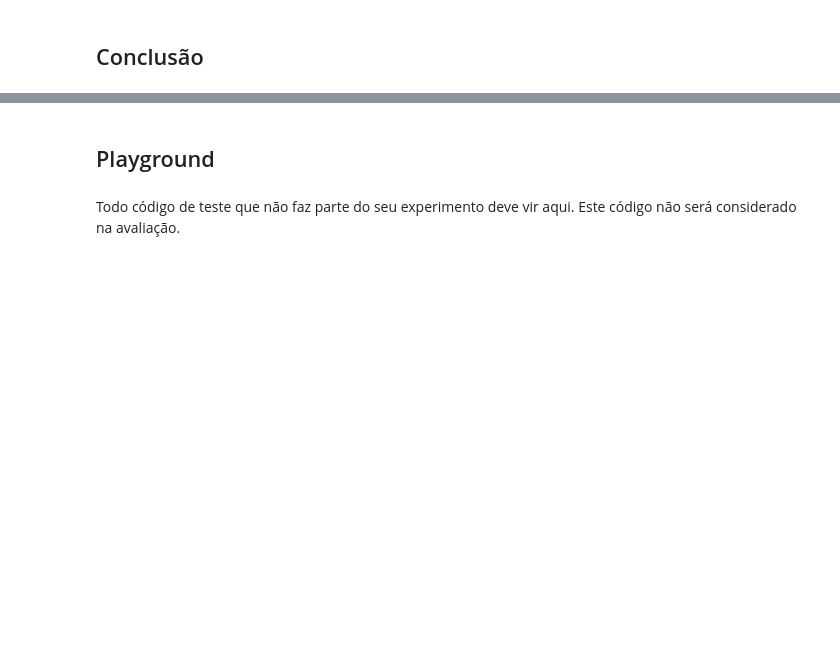
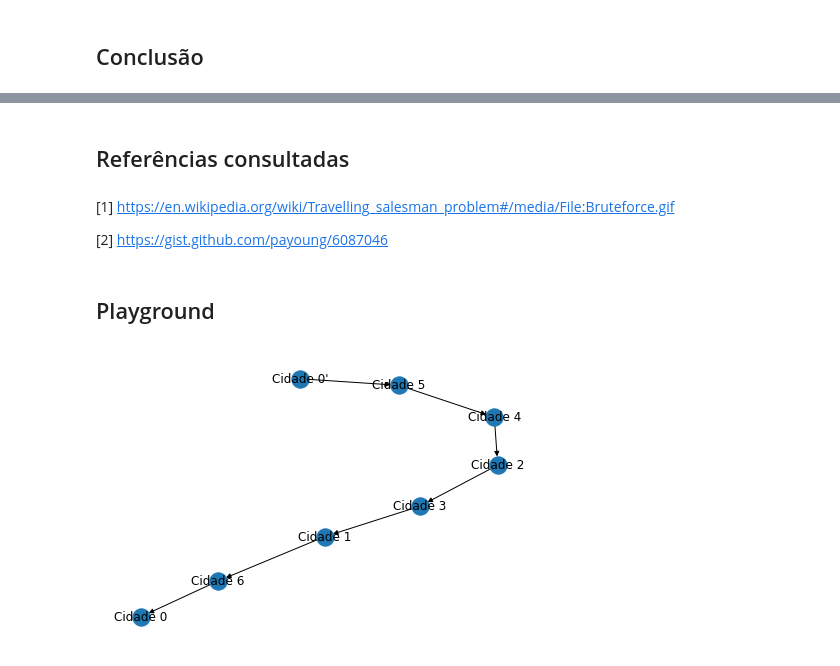
Before and after one commit to YgorRuas/Redes_Neurais_AG, a Jupyter notebook: AlgoritmosGeneticos/experimento GA.03 - caixeiro com gasolina infinita.ipynb, the cells around one changed output, grey strips where cells are left out. Drawn from its saved outputs; the diff is of its cells as text; code cells hidden in the pictures; blank space fills up the shorter version.

```diff
--- a/AlgoritmosGeneticos/experimento GA.03 - caixeiro com gasolina infinita.ipynb
+++ b/AlgoritmosGeneticos/experimento GA.03 - caixeiro com gasolina infinita.ipynb
@@ -168,4 +265,24 @@ A
+# %% [markdown]
+## Referências consultadas
+# %% [markdown]
+[1] https://en.wikipedia.org/wiki/Travelling_salesman_problem#/media/File:Bruteforce.gif
+
+[2] https://gist.github.com/payoung/6087046
 # %% [markdown]
 ## Playground
-# %% [markdown]
-Todo código de teste que não faz parte do seu experimento deve vir aqui. Este código não será considerado na avaliação.
+# %%
+Cidades_visitadas_pelo_caixeiro_viajante_com_gasolina_infinita = {
+    "Cidade 0'": {"Cidade 5"},
+    "Cidade 1": {"Cidade 6"},
+    "Cidade 2": {"Cidade 3"},
+    "Cidade 3": {"Cidade 1"},
+    "Cidade 4": {"Cidade 2"},
+    "Cidade 5": {"Cidade 4"},
+    "Cidade 6": {"Cidade 0"},
+}
+
+g = nx.DiGraph(Cidades_visitadas_pelo_caixeiro_viajante_com_gasolina_infinita)
+
+nx.draw(g, with_labels=True)
+# %% [output]
+[figure, added]
```
Also changed, not shown: parts of 12 cells of this notebook, 5 other files.
